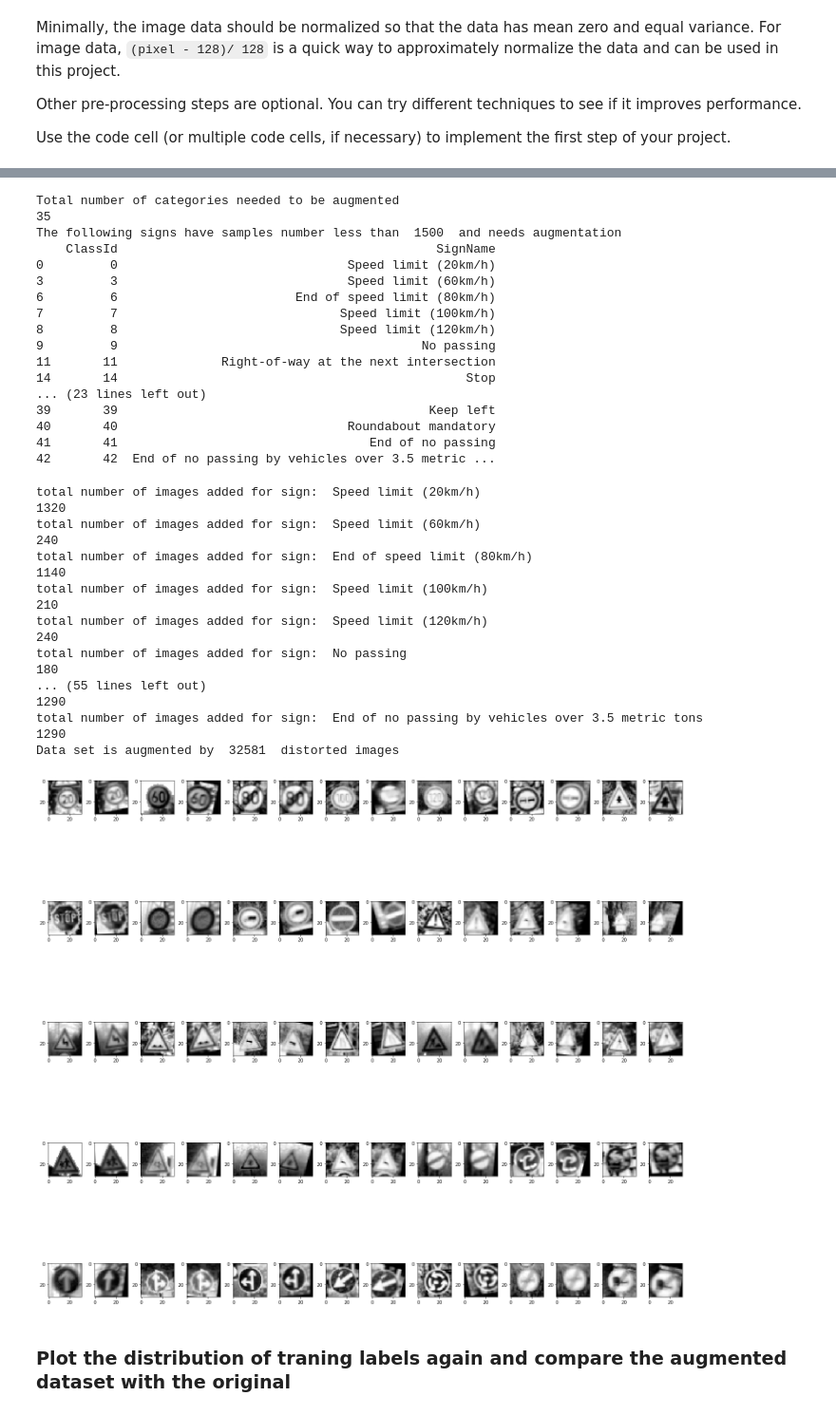
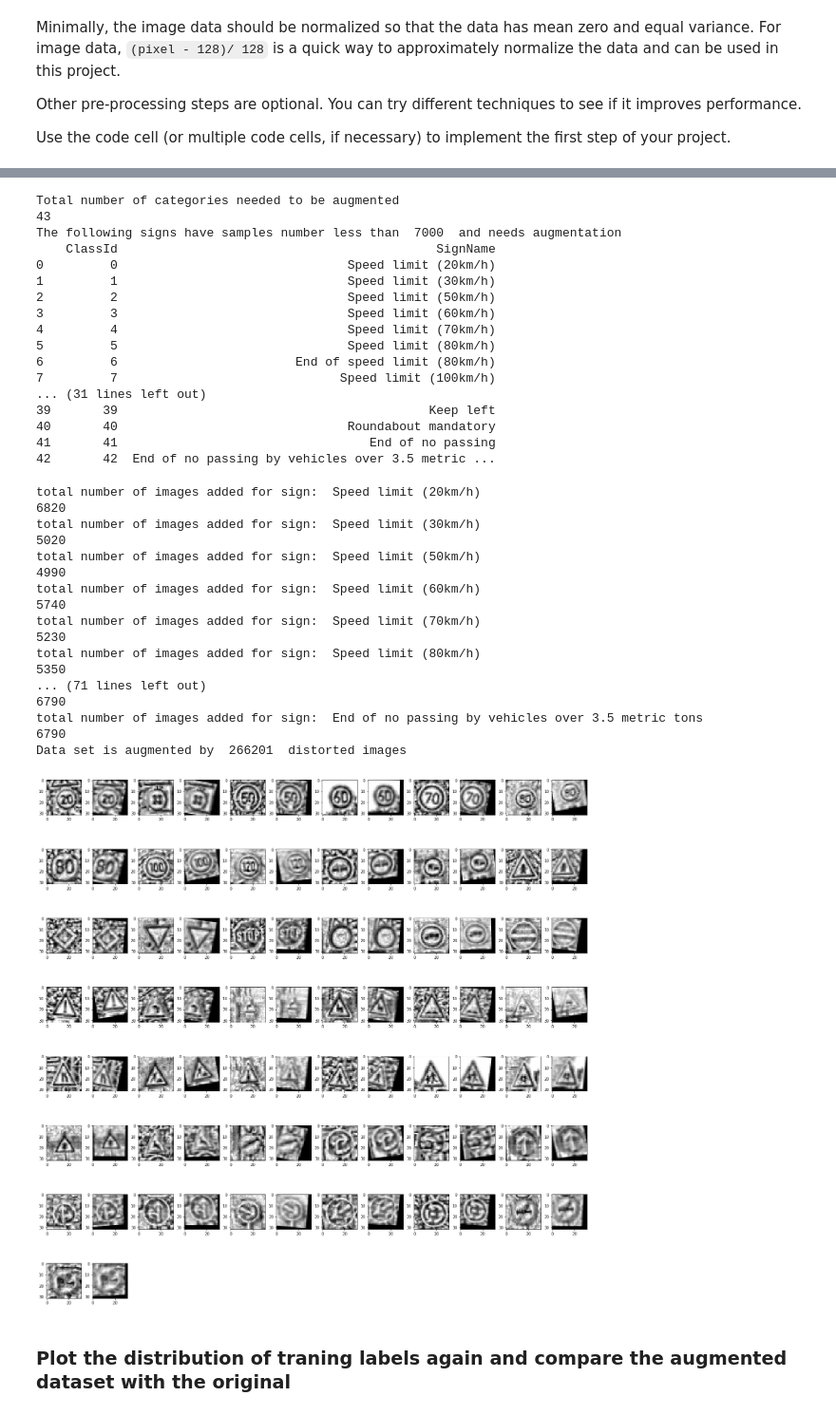
Before and after one commit to mscwu/udacity_traffic_sign_classification, a Jupyter notebook: Traffic_Sign_Classifier.ipynb, the cells around one changed output, grey strips where cells are left out. Shown at 95% size. Saved outputs shown, nothing was run; the diff lists cells and outputs as text; code cells hidden in the pictures.

```diff
--- a/Traffic_Sign_Classifier.ipynb
+++ b/Traffic_Sign_Classifier.ipynb
@@ -199,6 +199,8 @@ Use the code cell (or multiple code cells, if necessary) to implement the first
 from sklearn.utils import shuffle
 import matplotlib.image as mpimg
 import cv2
+from skimage import exposure
+
 
 # run a short code to show the effect of image equalization
 
@@ -206,7 +208,8 @@ fig3 = plt.figure(figsize=(5,5))
 X_train_1 = cv2.cvtColor(X_train[1], cv2.COLOR_RGB2GRAY)
 plt.subplot(2, 1, 1)
 plt.imshow(X_train_1, cmap = 'gray')
-X_train_1 = cv2.equalizeHist(X_train_1)
+clahe = cv2.createCLAHE(clipLimit=40.0, tileGridSize=(8,8))
+X_train_1 = clahe.apply(X_train_1)
 plt.subplot(2, 1, 2)
 plt.imshow(X_train_1, cmap = 'gray')
 plt.show()
@@ -219,7 +222,12 @@ def norm_grayscale(img_set):
         # convert image to grayscale
         gray_img = cv2.cvtColor(img, cv2.COLOR_RGB2GRAY)
         # equalize histogram
-        norm_gray_img = cv2.equalizeHist(gray_img)
+        #norm_gray_img = cv2.equalizeHist(gray_img)
+        #norm_gray_img= exposure.equalize_adapthist(gray_img)
+        clahe = cv2.createCLAHE(clipLimit=40.0, tileGridSize=(8,8))
+        gray_img = clahe.apply(gray_img)
+        # scale image to range (0,1)
+        norm_gray_img = gray_img / 255.
         # add processed image to the set
         output.append(np.array(norm_gray_img))
     output = np.array(output)
@@ -228,8 +236,11 @@ def norm_grayscale(img_set):
 
 # repeat processing for train, valid and test dataset
 X_train = norm_grayscale(X_train)
+print("Training Set Done")
 X_valid = norm_grayscale(X_valid)
+print("Validation Set Done")
 X_test = norm_grayscale(X_test)
+print("Test Set Done")
 
 print(X_train.shape)
 # %% [output]
@@ -239,7 +253,9 @@ print(X_train.shape)
 from skimage.transform import rotate, SimilarityTransform, warp, AffineTransform
 
 # list of labels needing augmentation
-threshold = 1500
+# threshold = 1500
+# seems that 1500 is still not enough
+threshold = 7000
 augment_label = []
 for label in set(y_train):
     if label not in augment_label:
@@ -264,11 +280,11 @@ def image_augmentation(label, axis1, axis2):
     new_images = []
 
     # some random transformation parameters
-    angle = np.random.randint(-15, 15) * np.pi / 180
+    angle = np.random.randint(-12, 12) * np.pi / 180
     tx = np.random.rand() * 3
     ty = np.random.rand() * 3
-    scale = np.random.rand() / 10 + 0.9
-    shear_angle = np.random.randint(-8, 8) * np.pi / 180
+    scale = np.random.rand() / 10 + 1.0
+    shear_angle = np.random.randint(-6, 6) * np.pi / 180
     for i in range(repeat-1):
         for image in signs_to_augment[0]:
 
@@ -279,11 +295,11 @@ def image_augmentation(label, axis1, axis2):
 
     # randomly select a few pictures from the original set to augment the number to target value
     rnd_idx = np.random.randint(0, start_number, size=remainder)
-    angle2 = np.random.randint(-15, 15) * np.pi / 180
+    angle2 = np.random.randint(-12, 12) * np.pi / 180
     tx2 = np.random.rand() * 3
     ty2 = np.random.rand() * 3
-    scale2 = np.random.rand() / 10 + 0.9
-    shear_angle2 = np.random.randint(-8, 8) * np.pi / 180
+    scale2 = np.random.rand() / 10 + 1.0
+    shear_angle2 = np.random.randint(-6, 6) * np.pi / 180
     for image in signs_to_augment[0][rnd_idx]:
             shear = AffineTransform(shear=shear_angle2)
             image = warp(image,shear)
@@ -300,18 +316,18 @@ def image_augmentation(label, axis1, axis2):
     return new_images, new_labels
 # %% [output]
 Total number of categories needed to be augmented
-35
-The following signs have samples number less than  1500  and needs augmentation
+43
+The following signs have samples number less than  7000  and needs augmentation
     ClassId                                           SignName
 0         0                               Speed limit (20km/h)
+1         1                               Speed limit (30km/h)
+2         2                               Speed limit (50km/h)
 3         3                               Speed limit (60km/h)
+4         4                               Speed limit (70km/h)
+5         5                               Speed limit (80km/h)
 6         6                        End of speed limit (80km/h)
 7         7                              Speed limit (100km/h)
-8         8                              Speed limit (120km/h)
-9         9                                         No passing
-11       11              Right-of-way at the next intersection
-14       14                                               Stop
-... (23 lines left out)
+... (31 lines left out)
 39       39                                          Keep left
 40       40                               Roundabout mandatory
 41       41                                  End of no passing
@@ -319,39 +335,39 @@ The following signs have samples number less than  1500  and needs augmentation
 # %%
 image_container = np.empty([0,32,32,1])
 label_container = np.empty([0])
 fig4 = plt.figure(figsize=(20,20))
-row = 5
+row = 8
 col = np.floor_divide(len(augment_label)-1, row) + 1
 gs4 = gridspec.GridSpec(row, col*2)
-ax4 = [plt.subplot(gs4[i]) for i in range(row*col*2)]
+ax4 = [plt.subplot(gs4[i]) for i in range((len(augment_label))*2)]
 
 # print transformed image samples and add new images to training dataset
 for ind, label in enumerate(augment_label):
     temp_new_images, temp_new_labels = image_augmentation(label, ax4[2*ind], ax4[2*ind+1])
     image_container = np.concatenate((image_container, temp_new_images), axis = 0)
     label_container = np.concatenate((label_container, temp_new_labels), axis = 0)
 print('Data set is augmented by ', label_container.shape[0], ' distorted images')
 plt.tight_layout(pad=1, w_pad=0.5, h_pad=1.0)
 fig4.savefig(os.path.join(image_save_path,'image_aug_sample.jpg'), bbox_inches='tight')
 # %% [output]
 total number of images added for sign:  Speed limit (20km/h)
-1320
+6820
+total number of images added for sign:  Speed limit (30km/h)
+5020
+total number of images added for sign:  Speed limit (50km/h)
+4990
 total number of images added for sign:  Speed limit (60km/h)
-240
-total number of images added for sign:  End of speed limit (80km/h)
-1140
-total number of images added for sign:  Speed limit (100km/h)
-210
-total number of images added for sign:  Speed limit (120km/h)
-240
-total number of images added for sign:  No passing
-180
-... (55 lines left out)
-1290
+5740
+total number of images added for sign:  Speed limit (70km/h)
+5230
+total number of images added for sign:  Speed limit (80km/h)
+5350
+... (71 lines left out)
+6790
 total number of images added for sign:  End of no passing by vehicles over 3.5 metric tons
-1290
-Data set is augmented by  32581  distorted images
+6790
+Data set is augmented by  266201  distorted images
-[figure, old version]
+[figure, new version]
 # %% [markdown]
 ### Plot the distribution of traning labels again and compare the augmented dataset with the original
 # %%
```
Also changed, not shown: parts of 12 cells of this notebook, 8 other files.
